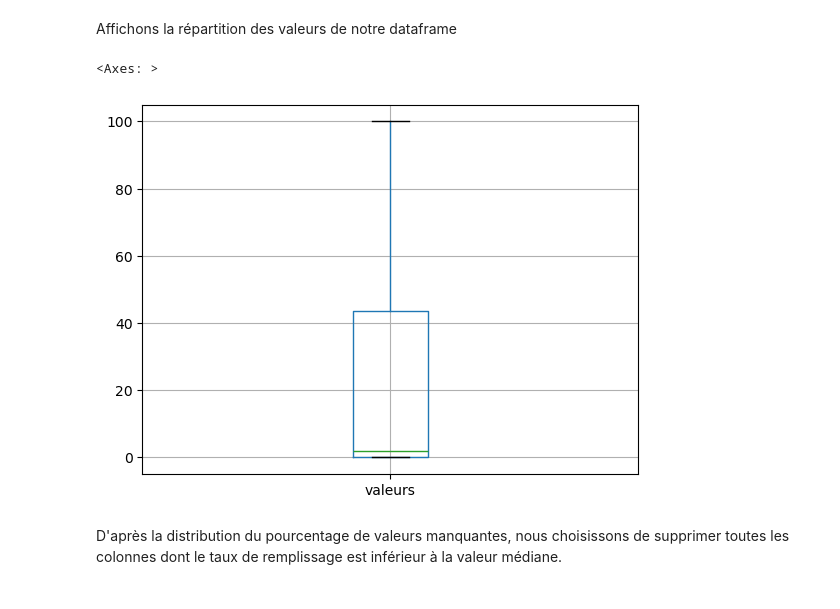
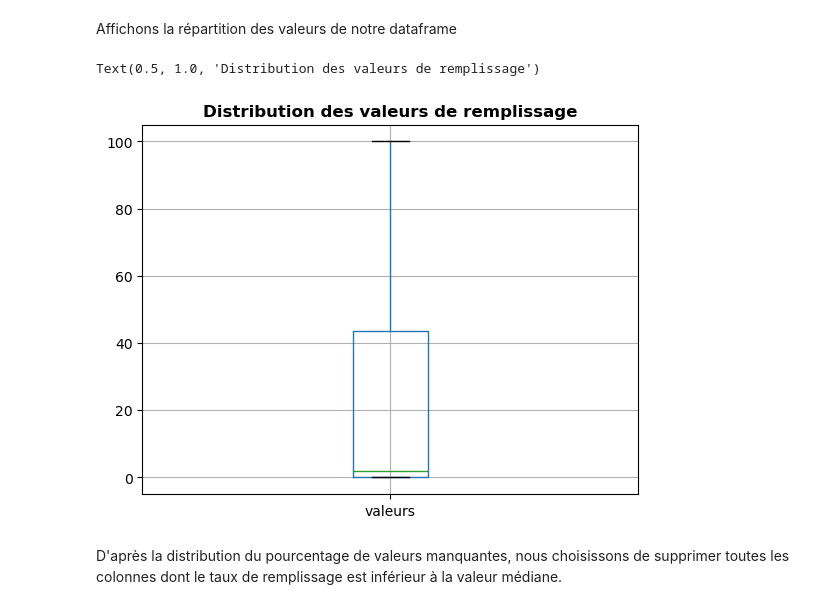
Before and after one commit to lalende/OpenClassRooms-Certification-Data-Scientist, a Jupyter notebook: Projet 3 - Préparez des donneés pour un organisme de santé publique/Projet 3.ipynb, the cells around one changed output. Cells and saved outputs as stored; diff of their text form; code cells hidden in the pictures.

Commit message:
Finalisation du traitement des valeurs aberrantes

```diff
--- a/Projet 3 - Préparez des donneés pour un organisme de santé publique/Projet 3.ipynb
+++ b/Projet 3 - Préparez des donneés pour un organisme de santé publique/Projet 3.ipynb
@@ -107,9 +107,10 @@ df_nan["valeurs"] = 100 - (df_nan["valeurs"] * 100 / nombre_valeurs)
 Affichons la répartition des valeurs de notre dataframe
 # %%
 df_nan.boxplot()
+plt.title("Distribution des valeurs de remplissage", fontweight="bold")
 # %% [output]
-<Axes: >
+Text(0.5, 1.0, 'Distribution des valeurs de remplissage')
-[figure, old version]
+[figure, new version]
 # %% [markdown]
 D'après la distribution du pourcentage de valeurs manquantes, nous choisissons de supprimer toutes les colonnes dont le taux de remplissage est inférieur à la valeur médiane.
 # %%
```
Also changed, not shown: parts of 80 cells of this notebook.
